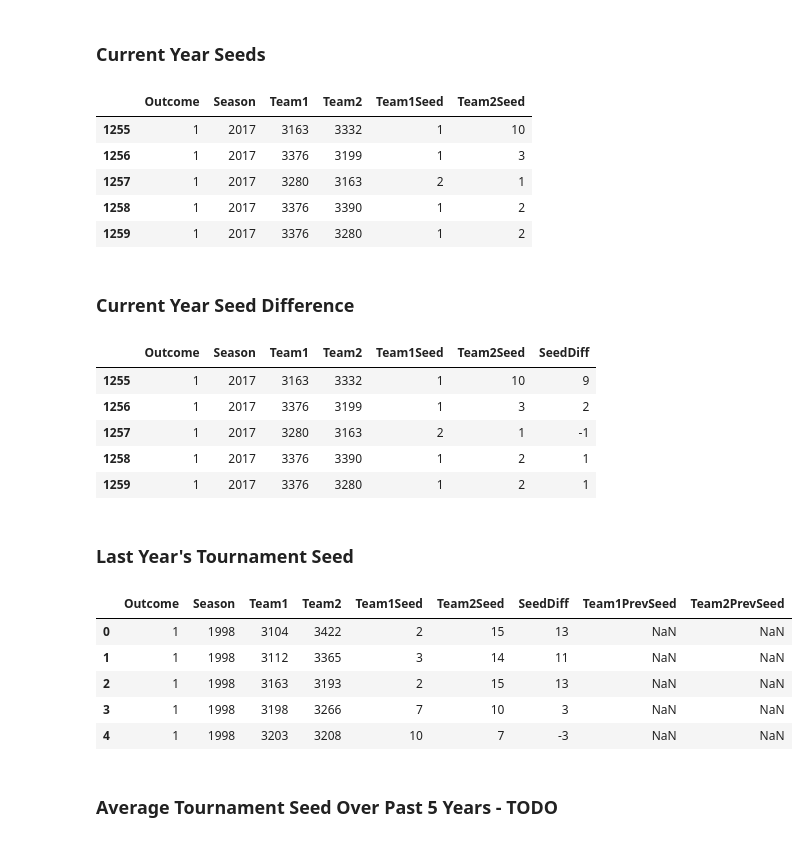
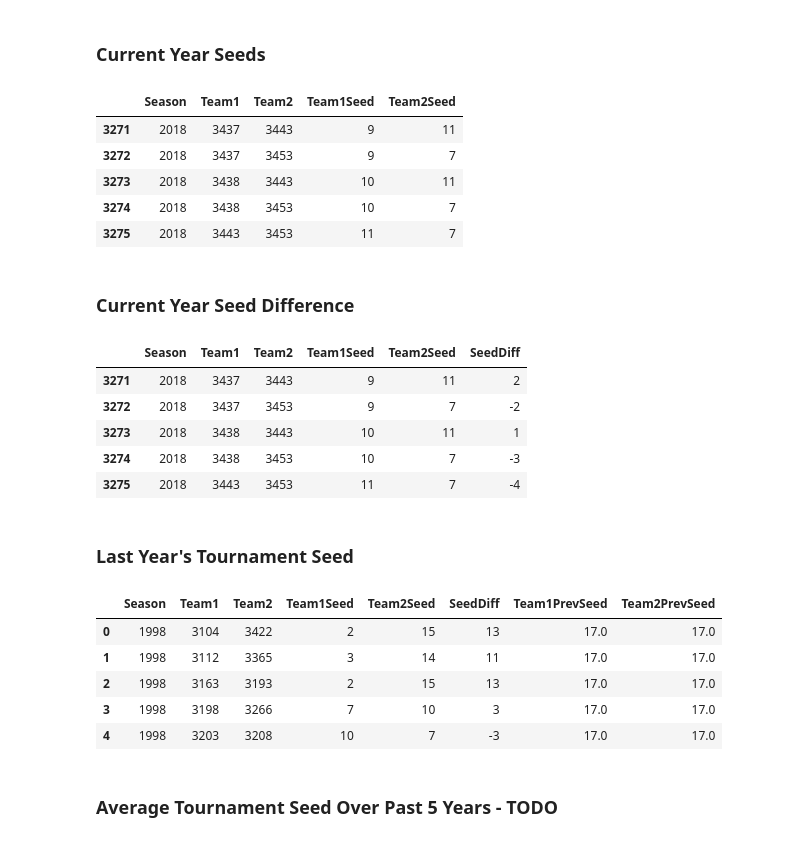
Before and after one commit to Dedomena-exerevnitis/mids-w207-kaggle, a Jupyter notebook: W207_Final_Features_JB.ipynb, the cells around one changed output. Saved outputs shown, nothing was run; the diff lists cells and outputs as text; code cells hidden in the pictures.

```diff
--- a/W207_Final_Features_JB.ipynb
+++ b/W207_Final_Features_JB.ipynb
@@ -41,0 +46,15 @@ df_teams_leagues = pd.merge(left=df_teams, right=pd.read_csv(data_dir + 'WLeague
+# %%
+## Get 2018 data
+
+# sorting ensures that we work through smallest to largest
+# no repeats, smallest always first in pair
+current_year = df_seeds[df_seeds['Season'] == 2018].sort_values(by=['TeamID'])
+current_year_pairs = list(it.combinations(current_year['TeamID'],2))
+
+team1, team2 = map(list, zip(*current_year_pairs))
+
+df_test_pairs = pd.DataFrame({
+    'Season' : [2018] * len(team1),
+    'Team1' : team1,
+    'Team2' : team2
+})
@@ -41,0 +71,9 @@ df_teams_leagues = pd.merge(left=df_teams, right=pd.read_csv(data_dir + 'WLeague
+# %%
+# also need previous matchups (1998 - 2017)
+df_train_pairs = pd.DataFrame(
+    { 'Team1' : df_tour_compact['WTeamID'],
+     'Team2' : df_tour_compact['LTeamID'],
+     'Season' : df_tour_compact['Season']
+    })
+
+df_train_pairs.tail()
@@ -42 +87,4 @@ df_teams_leagues = pd.merge(left=df_teams, right=pd.read_csv(data_dir + 'WLeague
+# %%
+# this is what we will use as a base to build our dataset
+df_train_test_matchups = df_train_pairs.append(df_test_pairs)
 # %% [markdown]
@@ -72,17 +103,17 @@ df_seeds.drop(labels=['Seed'], inplace=True, axis=1) # This is the string label
 # merge seeds with team IDs for tourney performance
 df_W = df_seeds.rename(columns={'TeamID':'Team1', 'SeedInt':'Team1Seed'})
 df_L = df_seeds.rename(columns={'TeamID':'Team2', 'SeedInt':'Team2Seed'})
-df_dummy = pd.merge(left=df_matchups, right=df_W, how='left', on=['Season', 'Team1'])
+df_dummy = pd.merge(left=df_train_test_matchups, right=df_W, how='left', on=['Season', 'Team1'])
 df_matchups = pd.merge(left=df_dummy, right=df_L, how='left', on=['Season', 'Team2'])
 
 df_matchups.tail()
 # %% [output]
-|  | Outcome | Season | Team1 | Team2 | Team1Seed | Team2Seed |
-| 1255 | 1 | 2017 | 3163 | 3332 | 1 | 10 |
-| 1256 | 1 | 2017 | 3376 | 3199 | 1 | 3 |
-| 1257 | 1 | 2017 | 3280 | 3163 | 2 | 1 |
-| 1258 | 1 | 2017 | 3376 | 3390 | 1 | 2 |
-| 1259 | 1 | 2017 | 3376 | 3280 | 1 | 2 |
+|  | Season | Team1 | Team2 | Team1Seed | Team2Seed |
+| 3271 | 2018 | 3437 | 3443 | 9 | 11 |
+| 3272 | 2018 | 3437 | 3453 | 9 | 7 |
+| 3273 | 2018 | 3438 | 3443 | 10 | 11 |
+| 3274 | 2018 | 3438 | 3453 | 10 | 7 |
+| 3275 | 2018 | 3443 | 3453 | 11 | 7 |
 # %% [markdown]
 ### Current Year Seed Difference
 # %%
@@ -92,12 +123,12 @@ df_matchups['SeedDiff'] = df_matchups['Team2Seed'].sub(df_matchups['Team1Seed'],
 
 df_matchups.tail()
 # %% [output]
-|  | Outcome | Season | Team1 | Team2 | Team1Seed | Team2Seed | SeedDiff |
-| 1255 | 1 | 2017 | 3163 | 3332 | 1 | 10 | 9 |
-| 1256 | 1 | 2017 | 3376 | 3199 | 1 | 3 | 2 |
-| 1257 | 1 | 2017 | 3280 | 3163 | 2 | 1 | -1 |
-| 1258 | 1 | 2017 | 3376 | 3390 | 1 | 2 | 1 |
-| 1259 | 1 | 2017 | 3376 | 3280 | 1 | 2 | 1 |
+|  | Season | Team1 | Team2 | Team1Seed | Team2Seed | SeedDiff |
+| 3271 | 2018 | 3437 | 3443 | 9 | 11 | 2 |
+| 3272 | 2018 | 3437 | 3453 | 9 | 7 | -2 |
+| 3273 | 2018 | 3438 | 3443 | 10 | 11 | 1 |
+| 3274 | 2018 | 3438 | 3453 | 10 | 7 | -3 |
+| 3275 | 2018 | 3443 | 3453 | 11 | 7 | -4 |
 # %% [markdown]
 ### Last Year's Tournament Seed
 # %%
@@ -108,19 +139,20 @@ df_seeds['Season'] = df_seeds['Season'].apply(lambda x: x + 1)
 # %%
 df_W = df_seeds.rename(columns={'TeamID':'Team1','SeedInt':'Team1PrevSeed'})
 df_L = df_seeds.rename(columns={'TeamID':'Team2','SeedInt':'Team2PrevSeed'})
 df_dummy = pd.merge(left=df_matchups, right=df_W, how='left', on=['Season', 'Team1'])
 df_matchups = pd.merge(left=df_dummy, right=df_L, how='left', on=['Season', 'Team2'])
 
 ## what to do if they weren't in the tournament last year (17?)
+df_matchups = df_matchups.fillna(value=17)
 
 df_matchups.head()
 # %% [output]
-|  | Outcome | Season | Team1 | Team2 | Team1Seed | Team2Seed | SeedDiff | Team1PrevSeed | Team2PrevSeed |
-| 0 | 1 | 1998 | 3104 | 3422 | 2 | 15 | 13 | NaN | NaN |
-| 1 | 1 | 1998 | 3112 | 3365 | 3 | 14 | 11 | NaN | NaN |
-| 2 | 1 | 1998 | 3163 | 3193 | 2 | 15 | 13 | NaN | NaN |
-| 3 | 1 | 1998 | 3198 | 3266 | 7 | 10 | 3 | NaN | NaN |
-| 4 | 1 | 1998 | 3203 | 3208 | 10 | 7 | -3 | NaN | NaN |
+|  | Season | Team1 | Team2 | Team1Seed | Team2Seed | SeedDiff | Team1PrevSeed | Team2PrevSeed |
+| 0 | 1998 | 3104 | 3422 | 2 | 15 | 13 | 17.0 | 17.0 |
+| 1 | 1998 | 3112 | 3365 | 3 | 14 | 11 | 17.0 | 17.0 |
+| 2 | 1998 | 3163 | 3193 | 2 | 15 | 13 | 17.0 | 17.0 |
+| 3 | 1998 | 3198 | 3266 | 7 | 10 | 3 | 17.0 | 17.0 |
+| 4 | 1998 | 3203 | 3208 | 10 | 7 | -3 | 17.0 | 17.0 |
 # %% [markdown]
 ### Average Tournament Seed Over Past 5 Years - TODO
 # %% [markdown]
```
Also changed, not shown: parts of 34 cells of this notebook.
